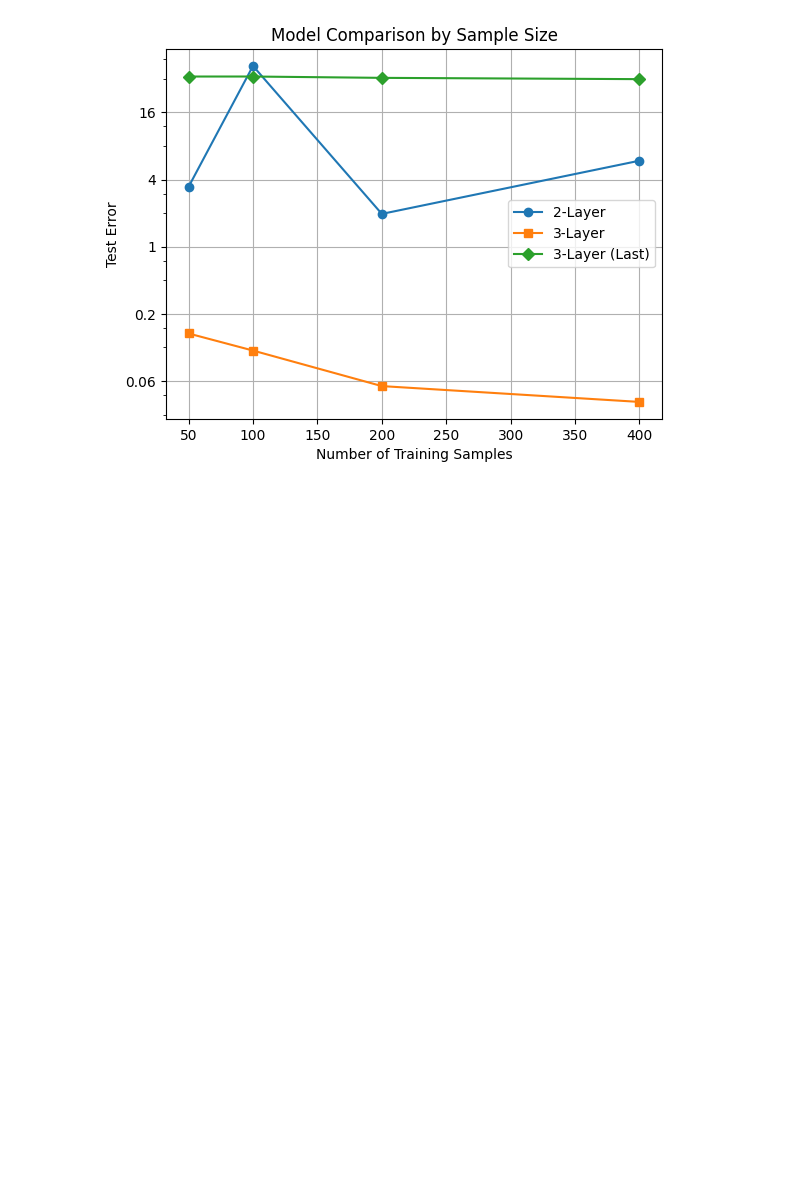
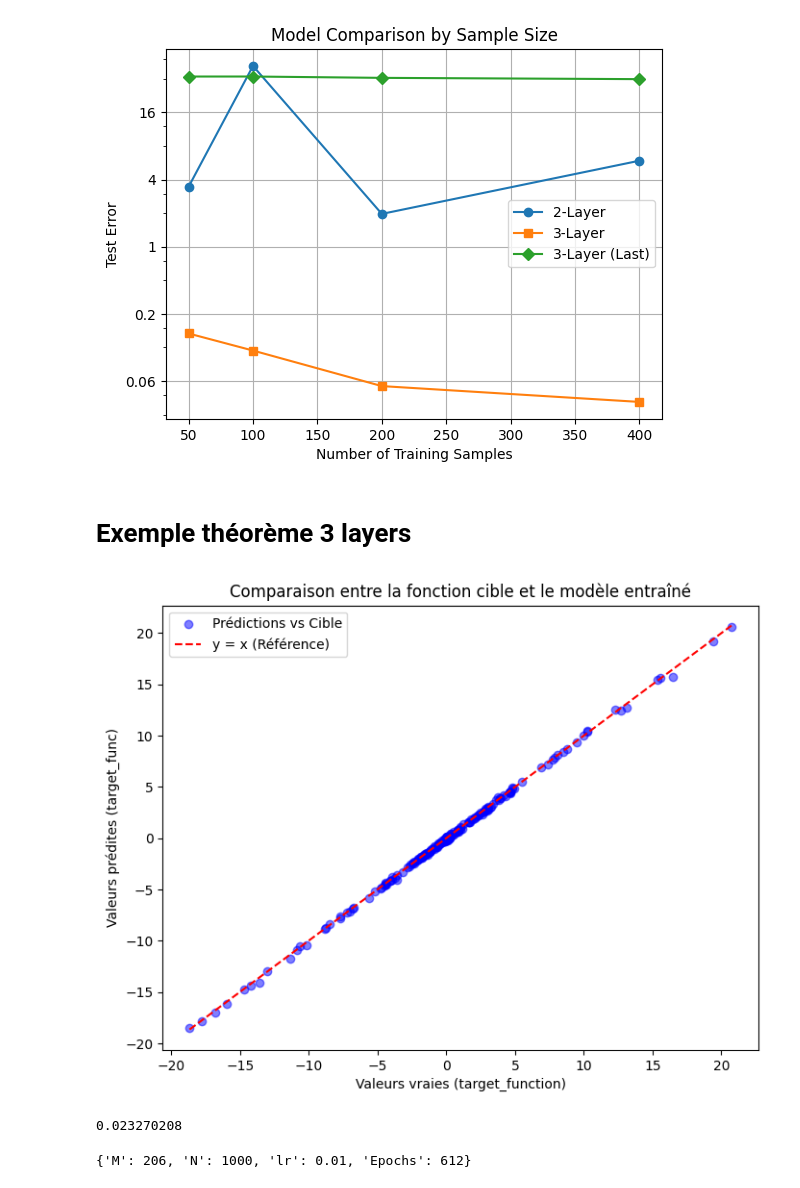
Before and after one commit to DIlyess/learning_and_generalization_in_overparametrized_NN, a Jupyter notebook: notebooks/Experiment.ipynb, the cells around one changed output. Cells and saved outputs as stored; diff of their text form; code cells hidden in the pictures; blank space fills up the shorter version.

```diff
--- a/notebooks/notebook.ipynb
+++ b/notebooks/Experiment.ipynb
@@ -38,3 +39,5 @@ neuron_list = [50, 100, 200, 400]
 experiment.compare_models_with_neurons(neuron_list=neuron_list, N=1000, epochs=500)
 # %% [output]
 [figure]
+# %% [markdown]
+# Exemple théorème 3 layers
@@ -40,0 +48,36 @@ experiment.compare_models_with_neurons(neuron_list=neuron_list, N=1000, epochs=5
+# %%
+# F* is the target function, we will take a 3 layers Neural netwroks with sigmoid as infinite smooth activation function
+N = 1000
+epochs = 10000
+p1 = 100
+p2 = 50
+x_train, y_train = dataprep.generate_data(N)
+x_test, y_test = dataprep.generate_data(200)
+target_func = modelling.ThreeLayerNN(input_dim=4,
+                               hidden_dim1=p1,
+                               hidden_dim2=p2,
+                               acti='sigmoid')
+modelling.train_network(target_func, x_train, y_train, opti='Adam', epochs=epochs)
+OPT = modelling.evaluate_model(target_func, x_test, y_test)
+# %%
+import matplotlib.pyplot as plt
+# Calcul des valeurs de la fonction cible sur x_test
+y_true = dataprep.target_function(x_test)
+
+# Prédiction de target_func sur x_test
+y_pred = target_func(x_test).detach().numpy()
+# Tracé du graphique
+plt.figure(figsize=(8, 6))
+plt.scatter(y_true, y_pred, color='blue', alpha=0.5, label="Prédictions vs Cible")
+plt.plot([min(y_true), max(y_true)], [min(y_true), max(y_true)], 'r--', label="y = x (Référence)")
+plt.xlabel("Valeurs vraies (target_function)")
+plt.ylabel("Valeurs prédites (target_func)")
+plt.title("Comparaison entre la fonction cible et le modèle entraîné")
+plt.legend()
+plt.show()
+# %% [output]
+[figure, added]
+# %%
+OPT
+# %% [output]
+0.023270208
@@ -40,0 +120,9 @@ experiment.compare_models_with_neurons(neuron_list=neuron_list, N=1000, epochs=5
+# %%
+print({
+    "M": M,
+    "N": N_lowerbound,
+    "lr": lr,
+    "Epochs": T
+})
+# %% [output]
+{'M': 206, 'N': 1000, 'lr': 0.01, 'Epochs': 612}
```
Also changed, not shown: parts of 9 cells of this notebook, 1 other file.
